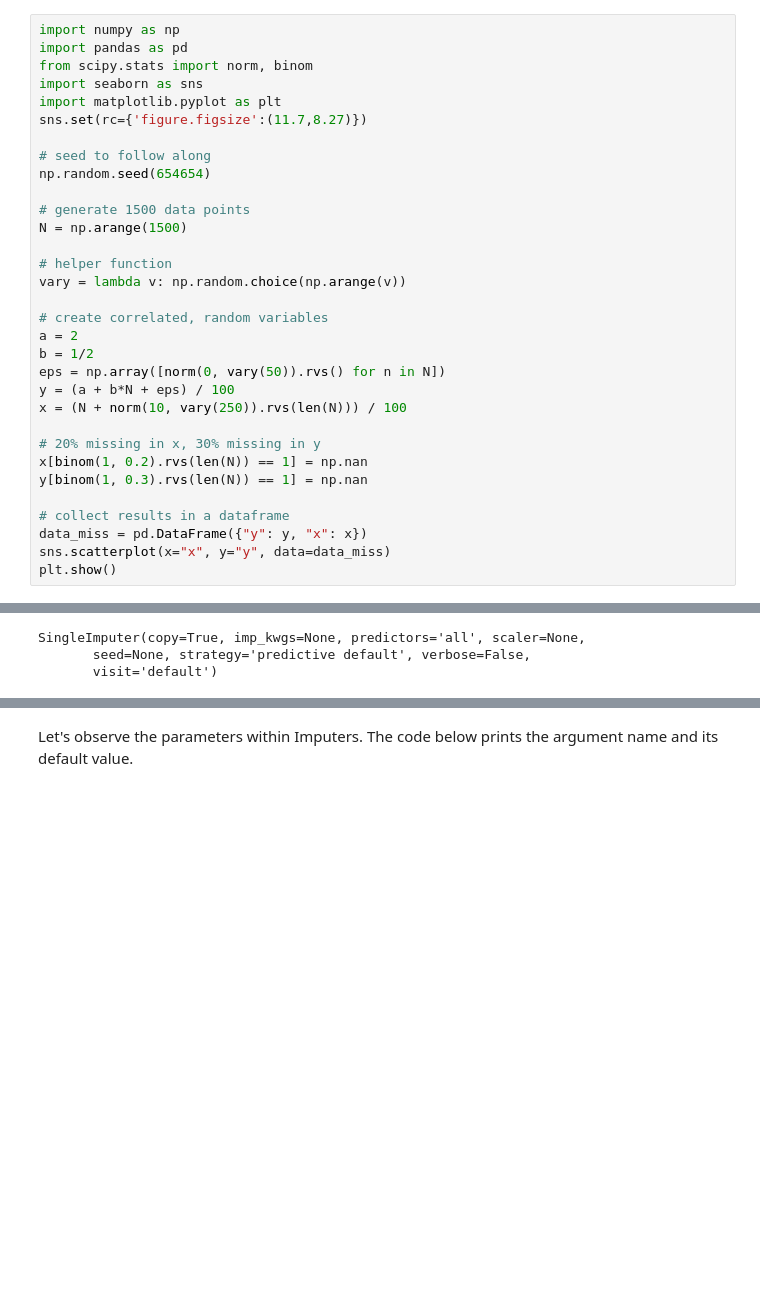
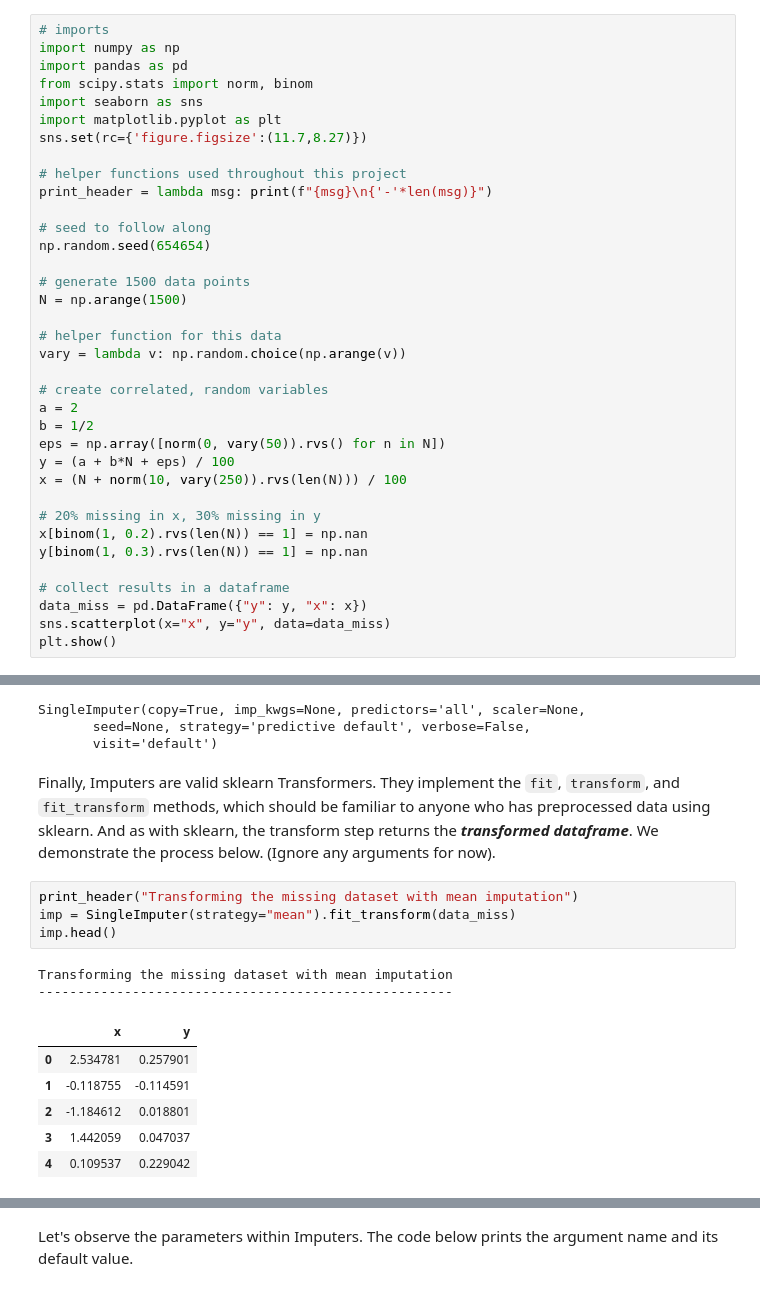
Before and after one commit to shabarka/autoimpute-tutorials, a Jupyter notebook: tutorials/imputer_mechanics.ipynb, the cells around one changed output, grey strips where cells are left out. Cells and saved outputs as stored; diff of their text form; blank space fills up the shorter version.

Commit message:
tutorial updates through imp_kwgs

```diff
--- a/tutorials/imputer_mechanics.ipynb
+++ b/tutorials/imputer_mechanics.ipynb
@@ -13,6 +13,7 @@ This tutorial gives users a comprehensive overview of `Autoimpute` Imputers. It
 ---
 Let's revisit why multiple imputation is necessary in the first place. A user wants to perform analysis on a dataset using some sort of **analysis model** such as linear regression or logistic regression. The dataset of interest contains one or more predictors, $X$, and some response $y$. The analysis model produces a function that best explains the relationship between $X$ and $y$. Let's generate some sample data below. To keep things simple, our data set contains just one predictor, $x$, and a response $y$.
 # %%
+# imports
 import numpy as np
 import pandas as pd
 from scipy.stats import norm, binom
@@ -20,13 +21,16 @@ import seaborn as sns
 import matplotlib.pyplot as plt
 sns.set(rc={'figure.figsize':(11.7,8.27)})
 
+# helper functions used throughout this project
+print_header = lambda msg: print(f"{msg}\n{'-'*len(msg)}")
+
 # seed to follow along
 np.random.seed(654654)
 
 # generate 1500 data points
 N = np.arange(1500)
 
-# helper function
+# helper function for this data
 vary = lambda v: np.random.choice(np.arange(v))
 
 # create correlated, random variables
@@ -126,4 +137,19 @@ SingleImputer()
 SingleImputer(copy=True, imp_kwgs=None, predictors='all', scaler=None,
        seed=None, strategy='predictive default', verbose=False,
        visit='default')
+# %% [markdown]
+Finally, Imputers are valid sklearn Transformers. They implement the `fit`, `transform`, and `fit_transform` methods, which should be familiar to anyone who has preprocessed data using sklearn. And as with sklearn, the transform step returns the ***transformed dataframe***. We demonstrate the process below. (Ignore any arguments for now).
+# %%
+print_header("Transforming the missing dataset with mean imputation")
+imp = SingleImputer(strategy="mean").fit_transform(data_miss)
+imp.head()
+# %% [output]
+Transforming the missing dataset with mean imputation
+-----------------------------------------------------
+|  | x | y |
+| 0 | 2.534781 | 0.257901 |
+| 1 | -0.118755 | -0.114591 |
+| 2 | -1.184612 | 0.018801 |
+| 3 | 1.442059 | 0.047037 |
+| 4 | 0.109537 | 0.229042 |
 # %% [markdown]
```
Also changed, not shown: parts of 36 cells of this notebook.
